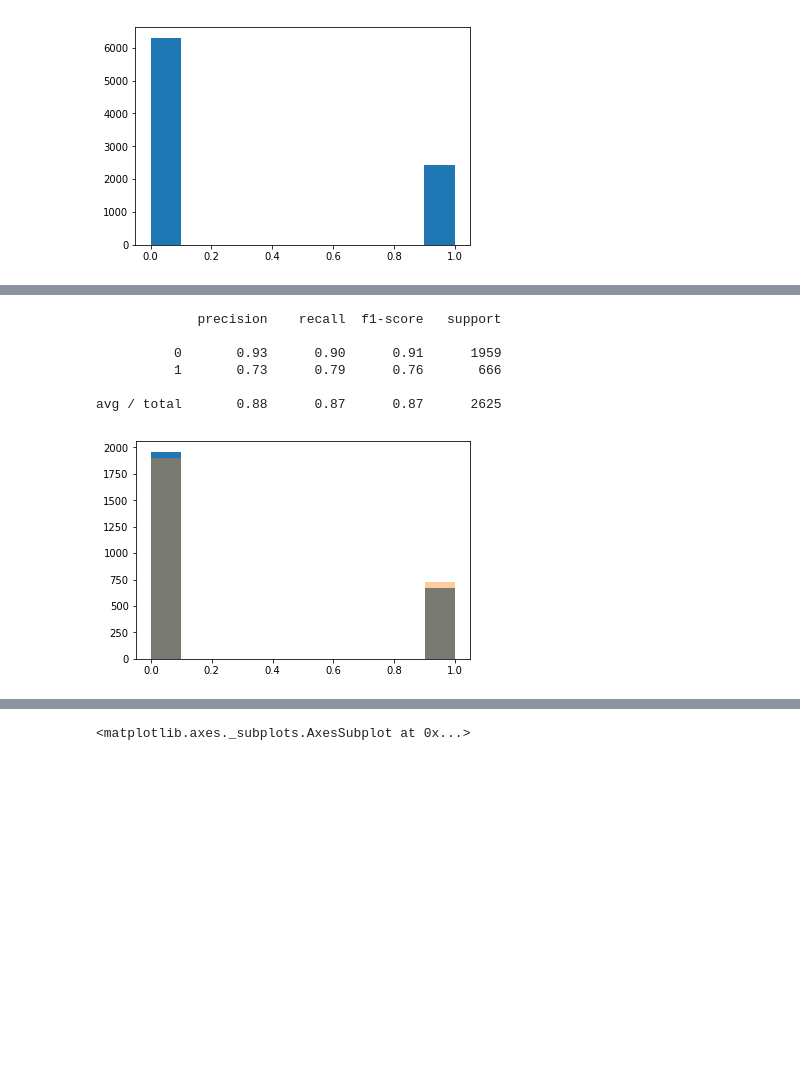
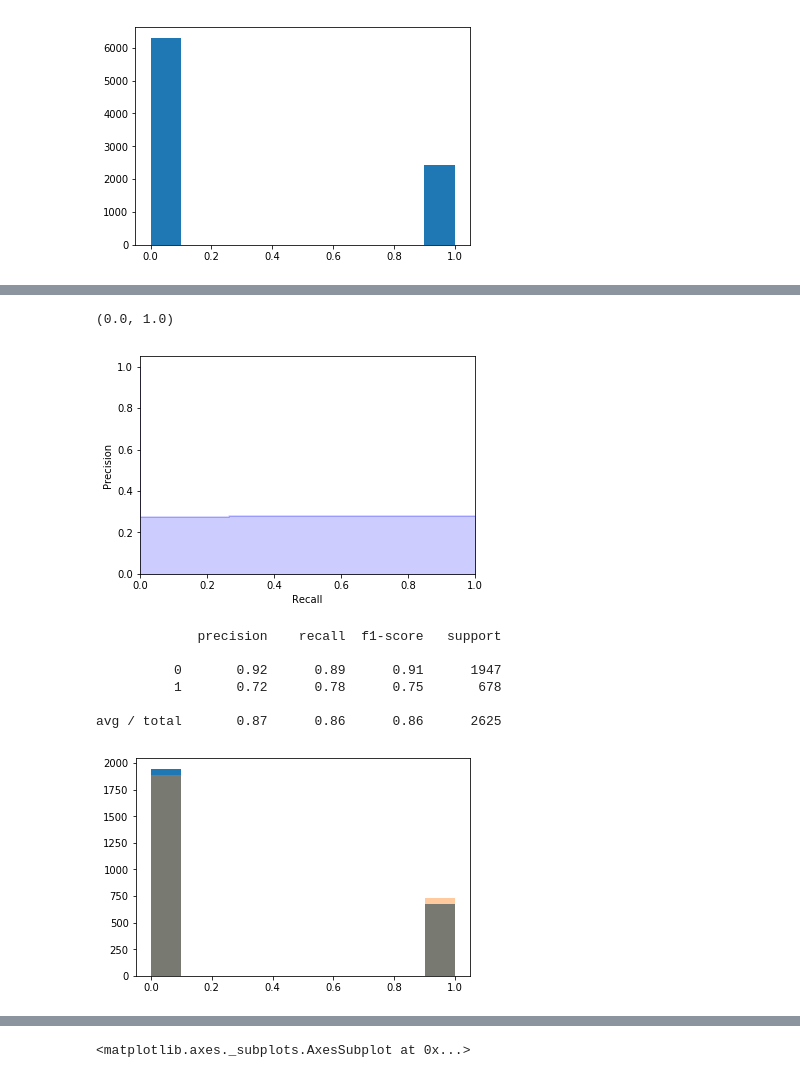
Before and after one commit to KeepFloyding/IP-research, a Jupyter notebook: Predict_Churn/predict_usr_with_tch/prediction/prediction_past_month_X.ipynb, the cells around one changed output, grey strips where cells are left out. Drawn from its saved outputs; the diff is of its cells as text; code cells hidden in the pictures; blank space fills up the shorter version.

```diff
--- a/Predict_Churn/predict_usr_with_tch/prediction/prediction_past_month_X.ipynb
+++ b/Predict_Churn/predict_usr_with_tch/prediction/prediction_past_month_X.ipynb
@@ -137,7 +201,23 @@ avg / total       0.59      0.60      0.60      2625
+# %%
+precision, recall, _ = precision_recall_curve(y_test,y_score[:,1])
+
+
+plt.step(recall, precision, color='b', alpha=0.2,
+         where='post')
+plt.fill_between(recall, precision, step='post', alpha=0.2,
+                 color='b')
+
+plt.xlabel('Recall')
+plt.ylabel('Precision')
+plt.ylim([0.0, 1.05])
+plt.xlim([0.0, 1.0])
+# %% [output]
+(0.0, 1.0)
+[figure, added]
 # %%
 # Train an ML model
 
-clf = RandomForestClassifier(n_estimators=100)
+clf = RandomForestClassifier(n_estimators=500)
 clf.fit(X_train,y_train)
 
 # Predict
@@ -152,10 +232,10 @@ print(classification_report(y_pred,y_test))
 # %% [output]
              precision    recall  f1-score   support
 
-          0       0.93      0.90      0.91      1959
-          1       0.73      0.79      0.76       666
+          0       0.92      0.89      0.91      1947
+          1       0.72      0.78      0.75       678
 
-avg / total       0.88      0.87      0.87      2625
+avg / total       0.87      0.86      0.86      2625
 [figure]
 # %%
 # ROC curve to better guage model performance
```
Also changed, not shown: parts of 25 cells of this notebook.
